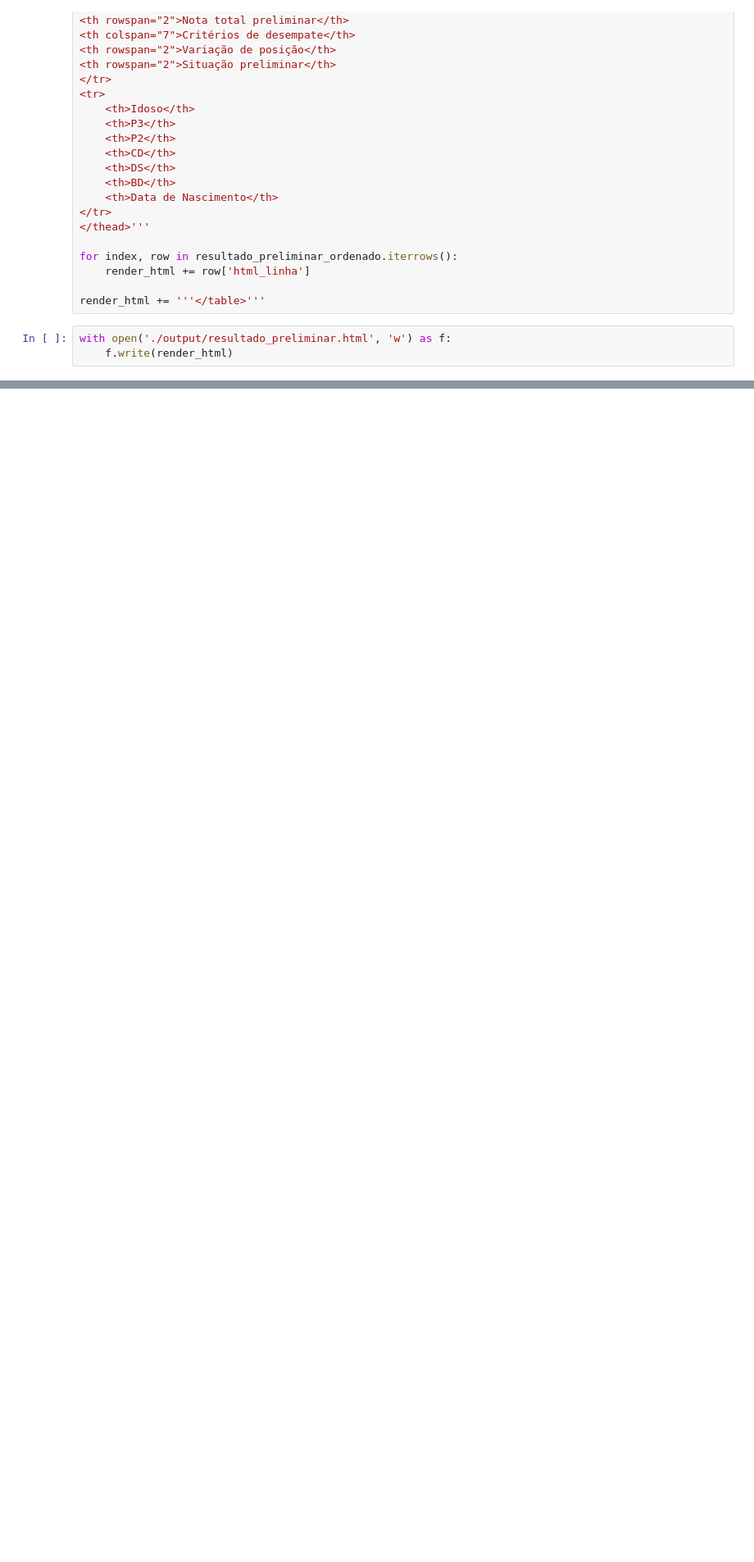
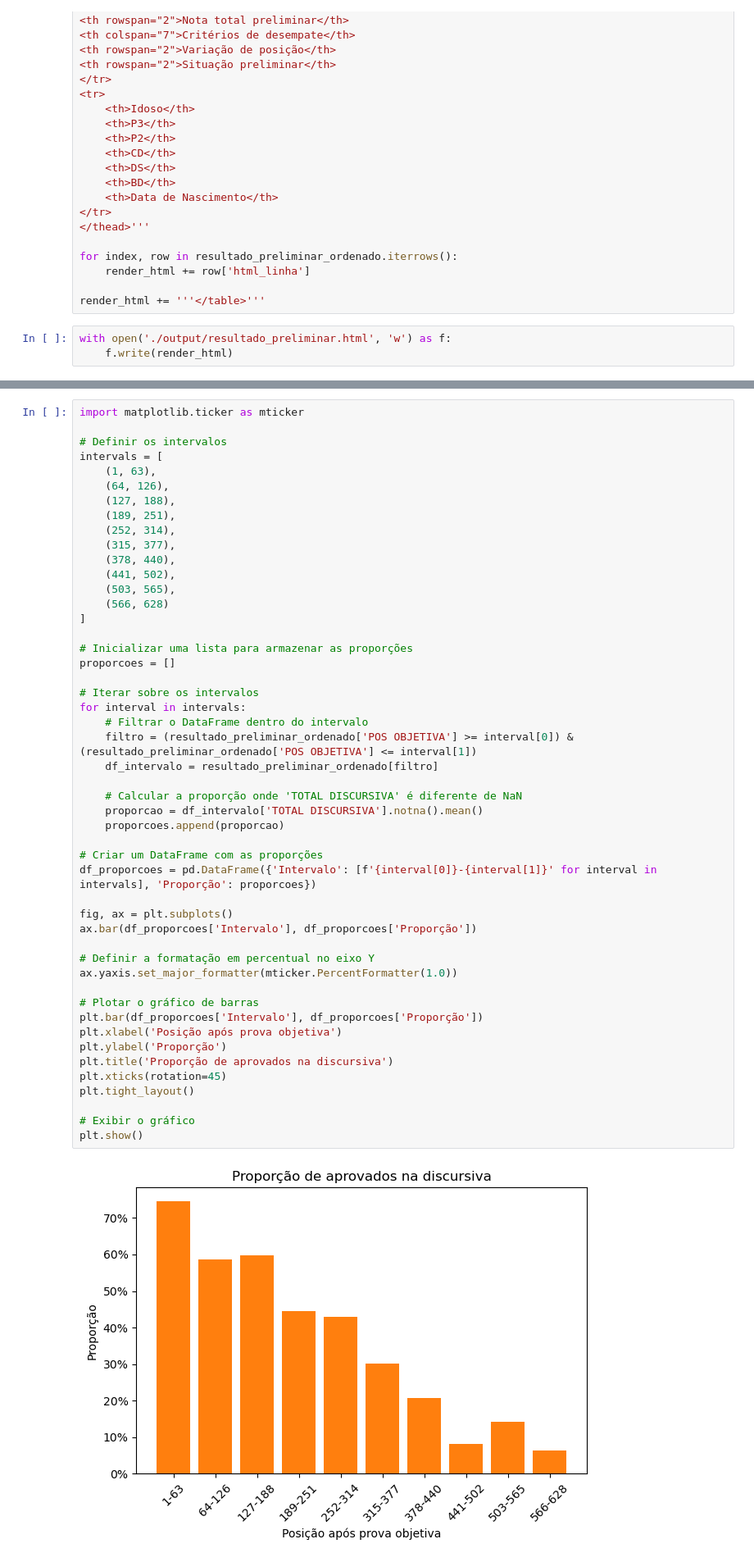
Before and after one commit to rafnleite/SEF-MG, a Jupyter notebook: classificador.ipynb, the cells around one changed output, grey strips where cells are left out. Shown at 82% size. Drawn from its saved outputs; the diff is of its cells as text; blank space fills up the shorter version.

```diff
--- a/classificador.ipynb
+++ b/classificador.ipynb
@@ -191,0 +305,51 @@ h) persistindo o empate, observar-se-á o critério de maior idade.
+# %%
+import matplotlib.ticker as mticker
+
+# Definir os intervalos
+intervals = [
+    (1, 63),
+    (64, 126),
+    (127, 188),
+    (189, 251),
+    (252, 314),
+    (315, 377),
+    (378, 440),
+    (441, 502),
+    (503, 565),
+    (566, 628)
+]
+
+# Inicializar uma lista para armazenar as proporções
+proporcoes = []
+
+# Iterar sobre os intervalos
+for interval in intervals:
+    # Filtrar o DataFrame dentro do intervalo
+    filtro = (resultado_preliminar_ordenado['POS OBJETIVA'] >= interval[0]) & (resultado_preliminar_ordenado['POS OBJETIVA'] <= interval[1])
+    df_intervalo = resultado_preliminar_ordenado[filtro]
+
+    # Calcular a proporção onde 'TOTAL DISCURSIVA' é diferente de NaN
+    proporcao = df_intervalo['TOTAL DISCURSIVA'].notna().mean()
+    proporcoes.append(proporcao)
+
+# Criar um DataFrame com as proporções
+df_proporcoes = pd.DataFrame({'Intervalo': [f'{interval[0]}-{interval[1]}' for interval in intervals], 'Proporção': proporcoes})
+
+fig, ax = plt.subplots()
+ax.bar(df_proporcoes['Intervalo'], df_proporcoes['Proporção'])
+
+# Definir a formatação em percentual no eixo Y
+ax.yaxis.set_major_formatter(mticker.PercentFormatter(1.0))
+
+# Plotar o gráfico de barras
+plt.bar(df_proporcoes['Intervalo'], df_proporcoes['Proporção'])
+plt.xlabel('Posição após prova objetiva')
+plt.ylabel('Proporção')
+plt.title('Proporção de aprovados na discursiva')
+plt.xticks(rotation=45)
+plt.tight_layout()
+
+# Exibir o gráfico
+plt.show()
+# %% [output]
+[figure, added]
```
Also changed, not shown: parts of 12 cells of this notebook, 14 other files.
